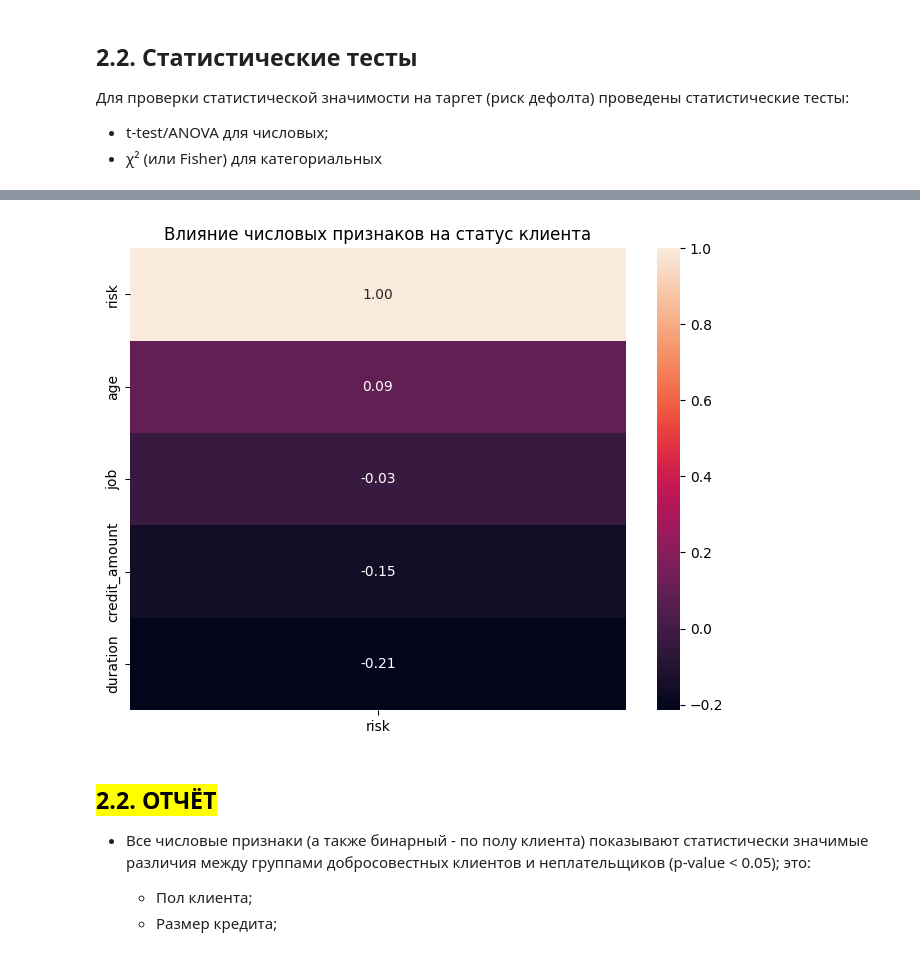
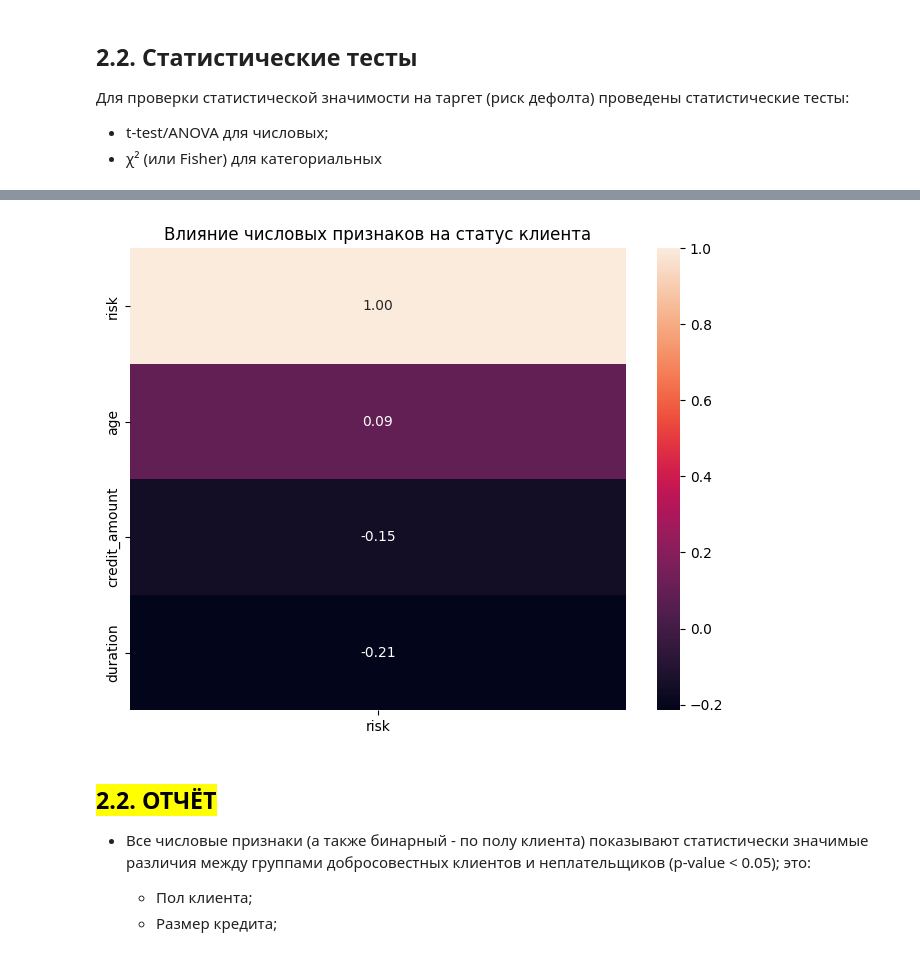
Before and after one commit to Ejtolf/german_credit_default_prediction, a Jupyter notebook: notebooks/credit-risk-model.ipynb, the cells around one changed output, grey strips where cells are left out. Cells and saved outputs as stored; diff of their text form; code cells hidden in the pictures.

```diff
--- a/notebooks/credit-risk-model.ipynb
+++ b/notebooks/credit-risk-model.ipynb
@@ -403,16 +405,16 @@ __________________________________________________
 [('job', 'Тип занятости клиента'), ('purpose', 'Цель кредита')]
 # %%
 # Корреляция числовых признаков
-df_corr = df.corr(numeric_only=True)
+df_corr = df.drop(columns=['job']).corr(numeric_only=True)
 
 # Heatmap для корреляции числовых признаков по убыванию
 sns.heatmap(df_corr[['risk']].sort_values(by='risk', ascending=False),
             annot=True, fmt='.2f',
             cmap='rocket')
 plt.title('Влияние числовых признаков на статус клиента')
 plt.show()
 # %% [output]
-[figure, old version]
+[figure, new version]
 # %% [markdown]
 ## <mark>2.2. ОТЧЁТ</mark>
 
```
Also changed, not shown: parts of 9 cells of this notebook, 2 other files.
